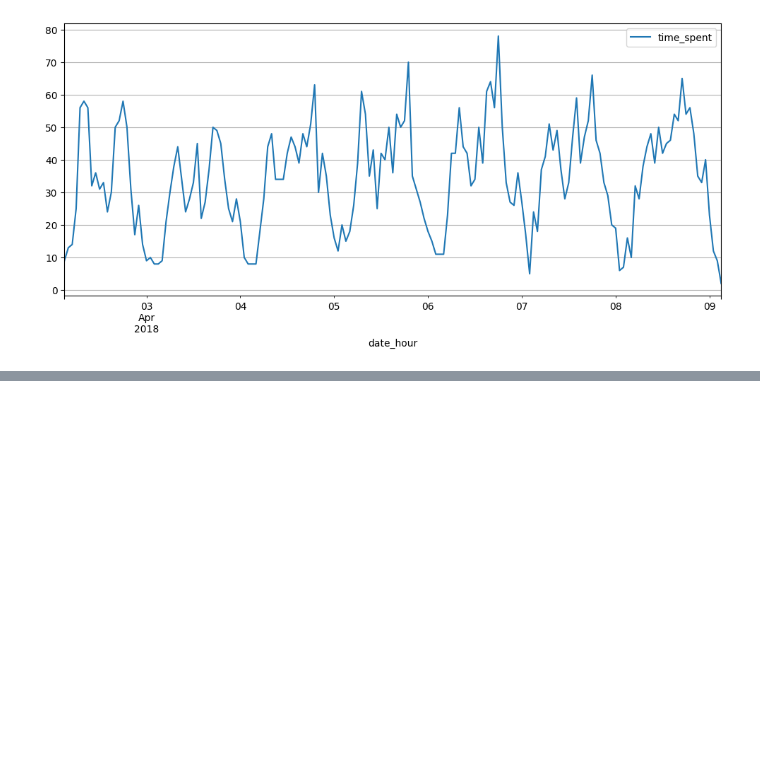
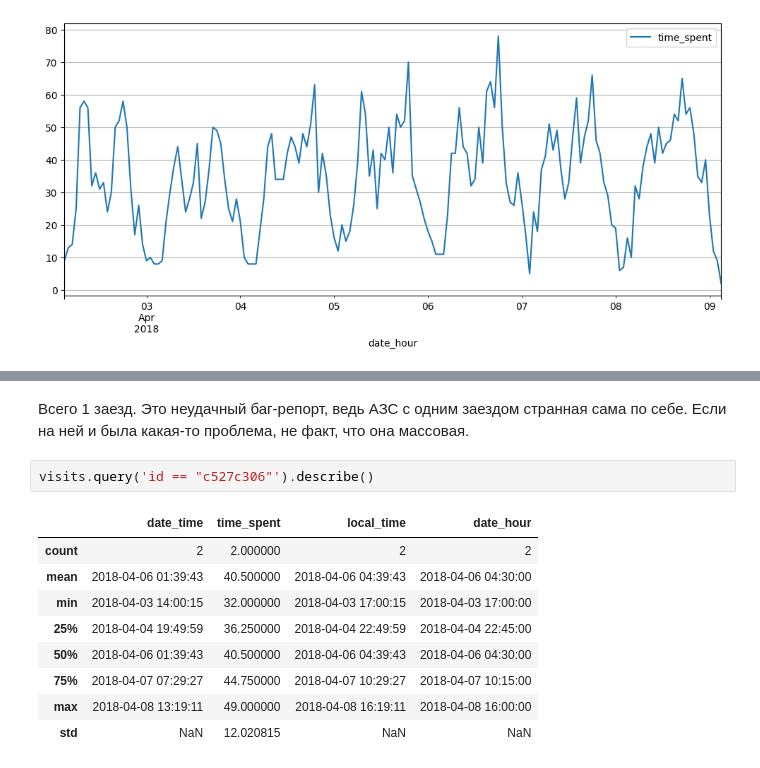
Before and after one commit to whogavehope/Learning-data-analysis, a Jupyter notebook: Курс Яндекс Часть 1.ipynb, the cells around one changed output, grey strips where cells are left out. Saved outputs shown, nothing was run; the diff lists cells and outputs as text; blank space fills up the shorter version.

```diff
--- a/Курс Яндекс Часть 1.ipynb
+++ b/Курс Яндекс Часть 1.ipynb
@@ -1287,0 +1389,14 @@ visits.query('id == "3c1e4c52"').pivot_table(index = 'date_hour',values = 'time_
+# %% [markdown]
+Всего 1 заезд. Это неудачный баг-репорт, ведь АЗС с одним заездом странная сама по себе. Если на ней и была какая-то проблема, не факт, что она массовая.
+# %%
+visits.query('id == "c527c306"').describe()
+# %% [output]
+|  | date_time | time_spent | local_time | date_hour |
+| count | 2 | 2.000000 | 2 | 2 |
+| mean | 2018-04-06 01:39:43 | 40.500000 | 2018-04-06 04:39:43 | 2018-04-06 04:30:00 |
+| min | 2018-04-03 14:00:15 | 32.000000 | 2018-04-03 17:00:15 | 2018-04-03 17:00:00 |
+| 25% | 2018-04-04 19:49:59 | 36.250000 | 2018-04-04 22:49:59 | 2018-04-04 22:45:00 |
+| 50% | 2018-04-06 01:39:43 | 40.500000 | 2018-04-06 04:39:43 | 2018-04-06 04:30:00 |
+| 75% | 2018-04-07 07:29:27 | 44.750000 | 2018-04-07 10:29:27 | 2018-04-07 10:15:00 |
+| max | 2018-04-08 13:19:11 | 49.000000 | 2018-04-08 16:19:11 | 2018-04-08 16:00:00 |
+| std | NaN | 12.020815 | NaN | NaN |
```
Also changed, not shown: parts of 33 cells of this notebook.
